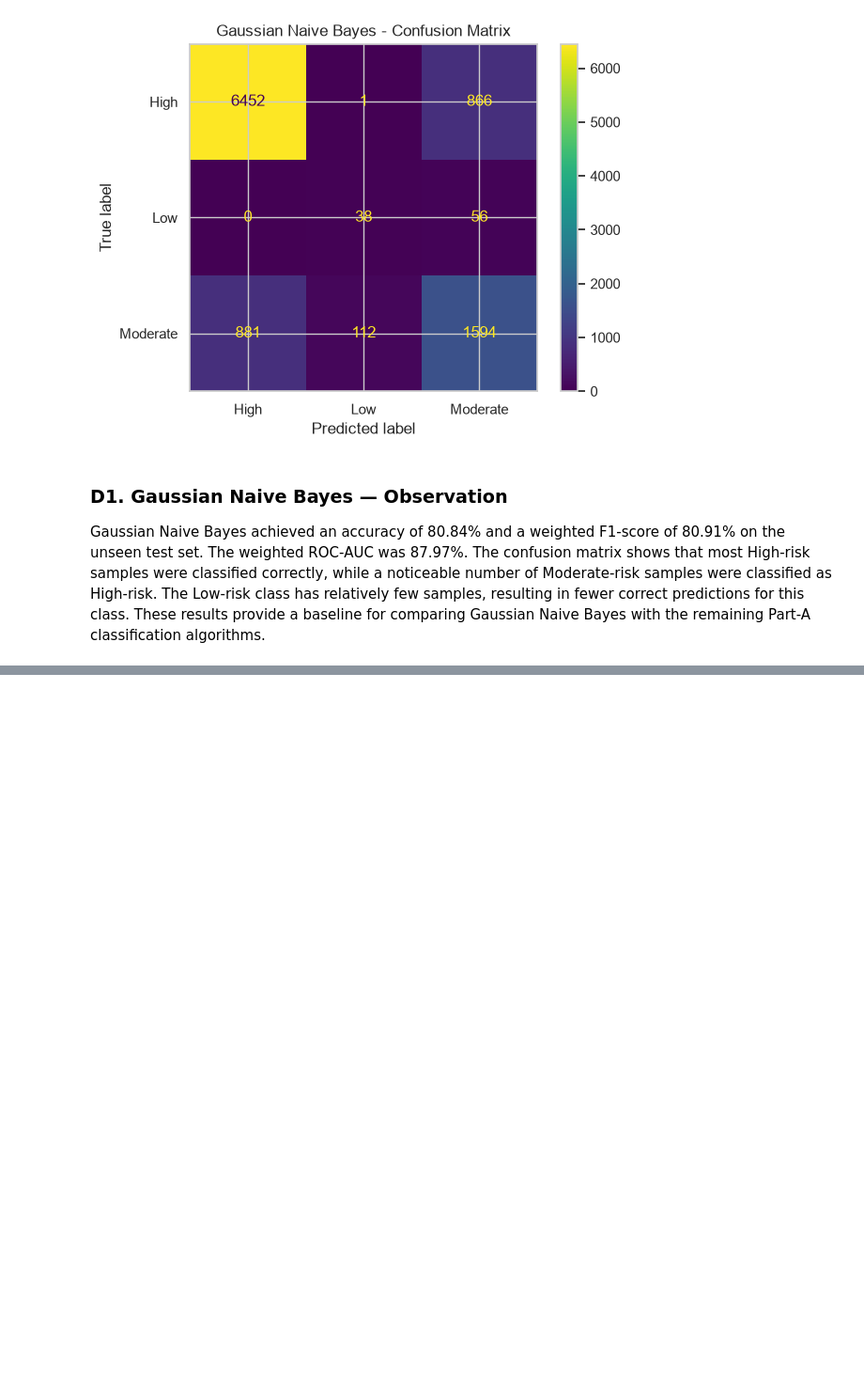
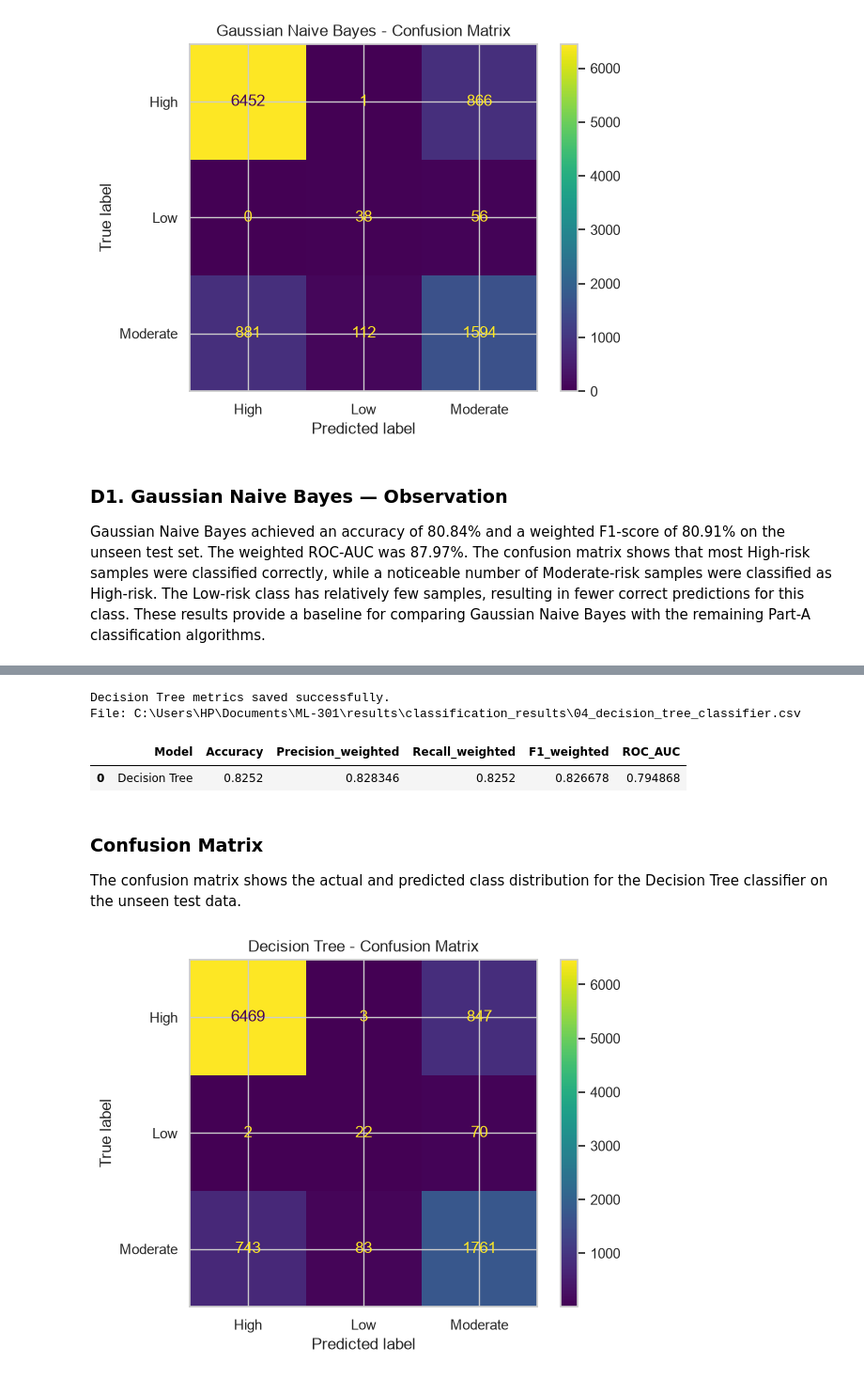
Before and after one commit to MohithKumar128/ML-301, a Jupyter notebook: notebooks/classification.ipynb, the cells around one changed output, grey strips where cells are left out. Shown at 94% size. Saved outputs shown, nothing was run; the diff lists cells and outputs as text; code cells hidden in the pictures; blank space fills up the shorter version.

Commit message:
Add Decision Tree classification model

```diff
--- a/notebooks/classification.ipynb
+++ b/notebooks/classification.ipynb
@@ -1074,0 +1081,12 @@ Gaussian Naive Bayes achieved an accuracy of 80.84% and a weighted F1-score of 8
+# %%
+# Create and train the Decision Tree model
+dt_model = DecisionTreeClassifier(
+    random_state=GLOBAL_SEED
+)
+
+dt_model.fit(
+    X_train_processed,
+    y_train
+)
+
+print("Decision Tree model trained successfully.")
@@ -1074,0 +1152,51 @@ Gaussian Naive Bayes achieved an accuracy of 80.84% and a weighted F1-score of 8
+# %%
+# Store Decision Tree evaluation metrics
+dt_results = pd.DataFrame({
+    "Model": ["Decision Tree"],
+    "Accuracy": [dt_accuracy],
+    "Precision_weighted": [dt_precision],
+    "Recall_weighted": [dt_recall],
+    "F1_weighted": [dt_f1],
+    "ROC_AUC": [dt_roc_auc]
+})
+
+# Save metrics to the classification results directory
+dt_file = results_dir / "04_decision_tree_classifier.csv"
+
+dt_results.to_csv(
+    dt_file,
+    index=False
+)
+
+print("Decision Tree metrics saved successfully.")
+print("File:", dt_file)
+
+display(pd.read_csv(dt_file))
+# %% [output]
+Decision Tree metrics saved successfully.
+File: C:\Users\HP\Documents\ML-301\results\classification_results\04_decision_tree_classifier.csv
+|  | Model | Accuracy | Precision_weighted | Recall_weighted | F1_weighted | ROC_AUC |
+| 0 | Decision Tree | 0.8252 | 0.828346 | 0.8252 | 0.826678 | 0.794868 |
+# %% [markdown]
+### Confusion Matrix
+
+The confusion matrix shows the actual and predicted class distribution for the Decision Tree classifier on the unseen test data.
+# %%
+# Create confusion matrix
+cm_dt = confusion_matrix(
+    y_test,
+    y_pred_dt
+)
+
+# Display confusion matrix
+disp = ConfusionMatrixDisplay(
+    confusion_matrix=cm_dt,
+    display_labels=dt_model.classes_
+)
+
+disp.plot()
+
+plt.title("Decision Tree - Confusion Matrix")
+plt.show()
+# %% [output]
+[figure, added]
```
Also changed, not shown: parts of 5 cells of this notebook, 1 other file.
